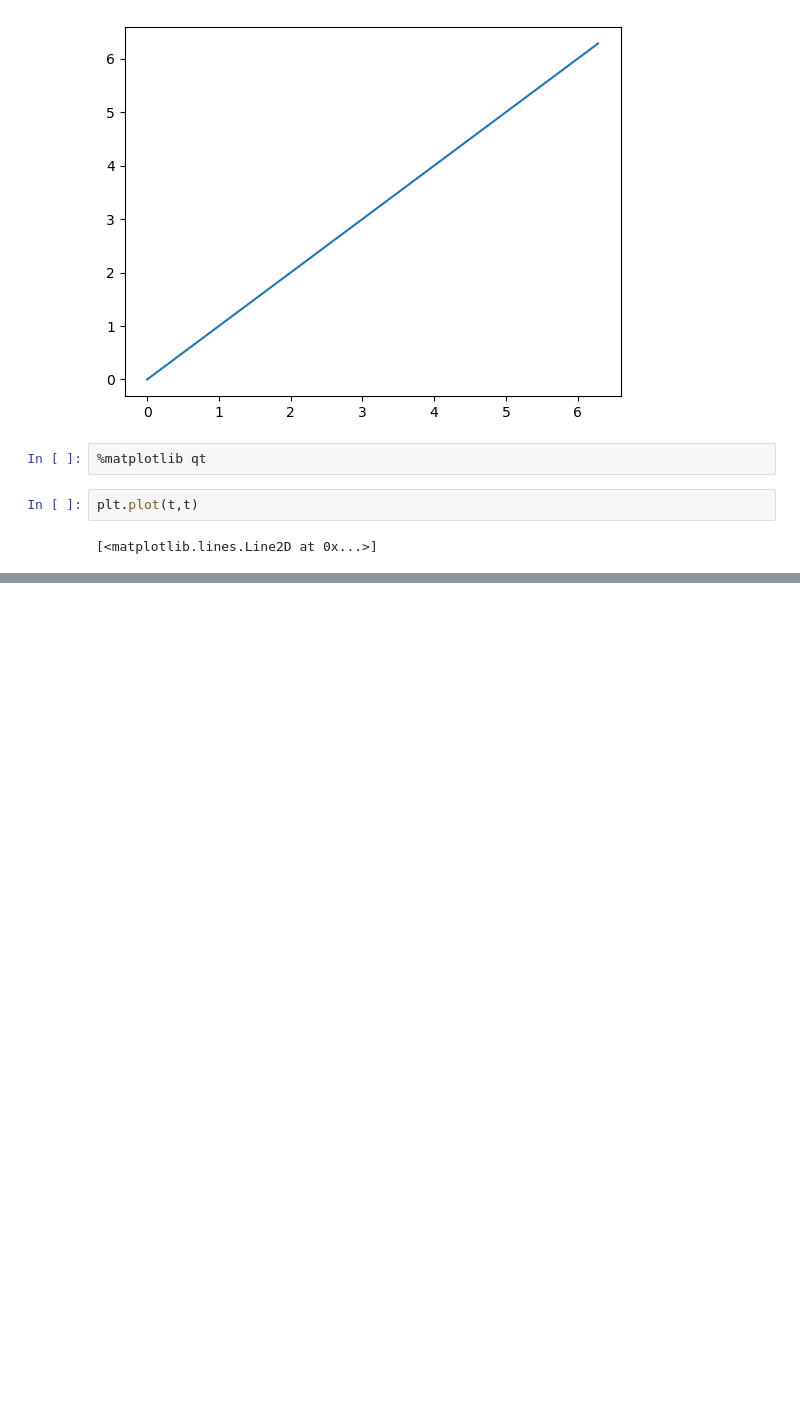
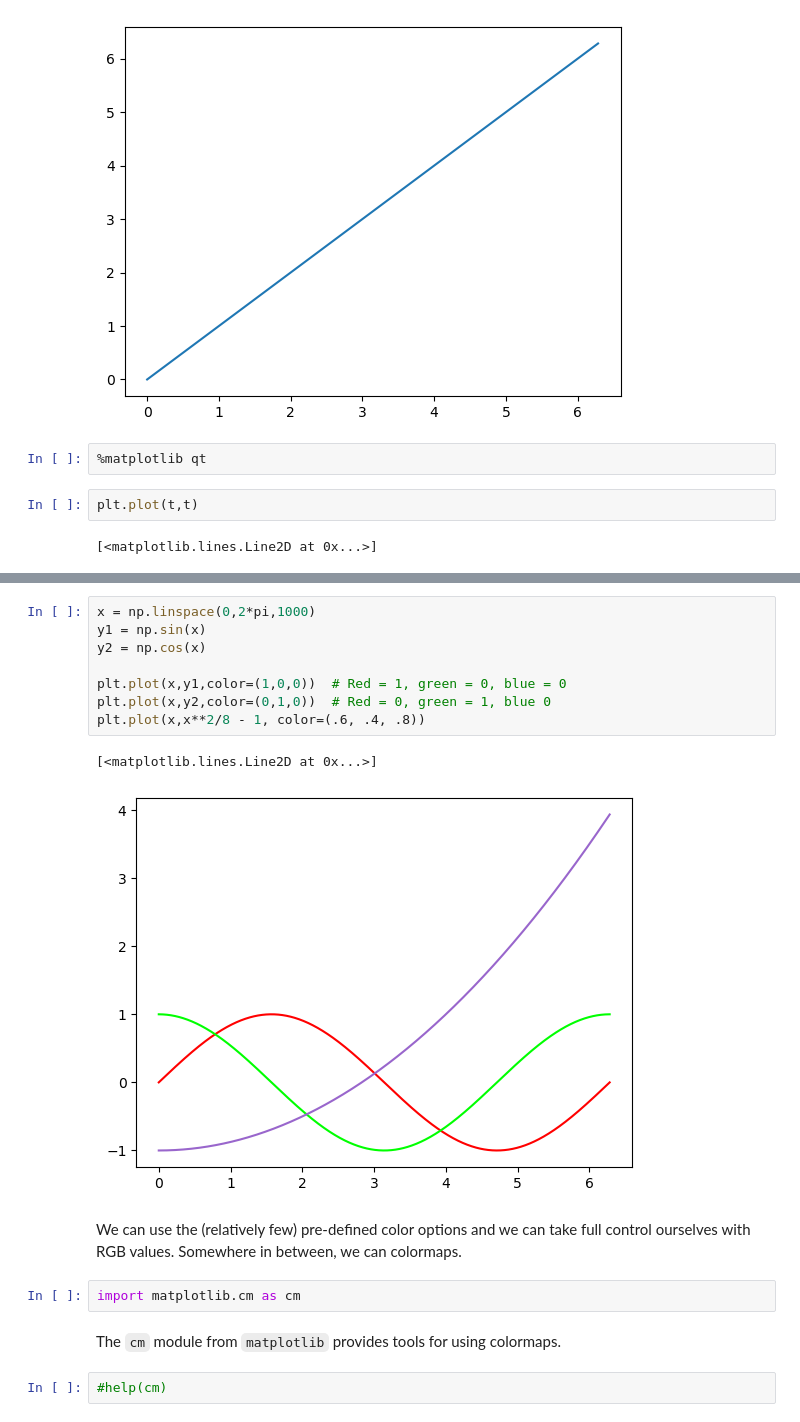
Before and after one commit to jllottes/jllottes.github.io, a Jupyter notebook: _static/weekly_notebooks/week07_notebook.ipynb, the cells around one changed output, grey strips where cells are left out. Cells and saved outputs as stored; diff of their text form; blank space fills up the shorter version.

```diff
--- a/_static/weekly_notebooks/week07_notebook.ipynb
+++ b/_static/weekly_notebooks/week07_notebook.ipynb
@@ -338,0 +376,19 @@ plt.plot(t,t)
+# %%
+x = np.linspace(0,2*pi,1000)
+y1 = np.sin(x)
+y2 = np.cos(x)
+
+plt.plot(x,y1,color=(1,0,0))  # Red = 1, green = 0, blue = 0
+plt.plot(x,y2,color=(0,1,0))  # Red = 0, green = 1, blue 0
+plt.plot(x,x**2/8 - 1, color=(.6, .4, .8))
+# %% [output]
+[<matplotlib.lines.Line2D at 0x...>]
+[figure, added]
+# %% [markdown]
+We can use the (relatively few) pre-defined color options and we can take full control ourselves with RGB values. Somewhere in between, we can colormaps.
+# %%
+import matplotlib.cm as cm
+# %% [markdown]
+The `cm` module from `matplotlib` provides tools for using colormaps.
+# %%
+#help(cm)
```
Also changed, not shown: parts of 57 cells of this notebook, 59 other files.
